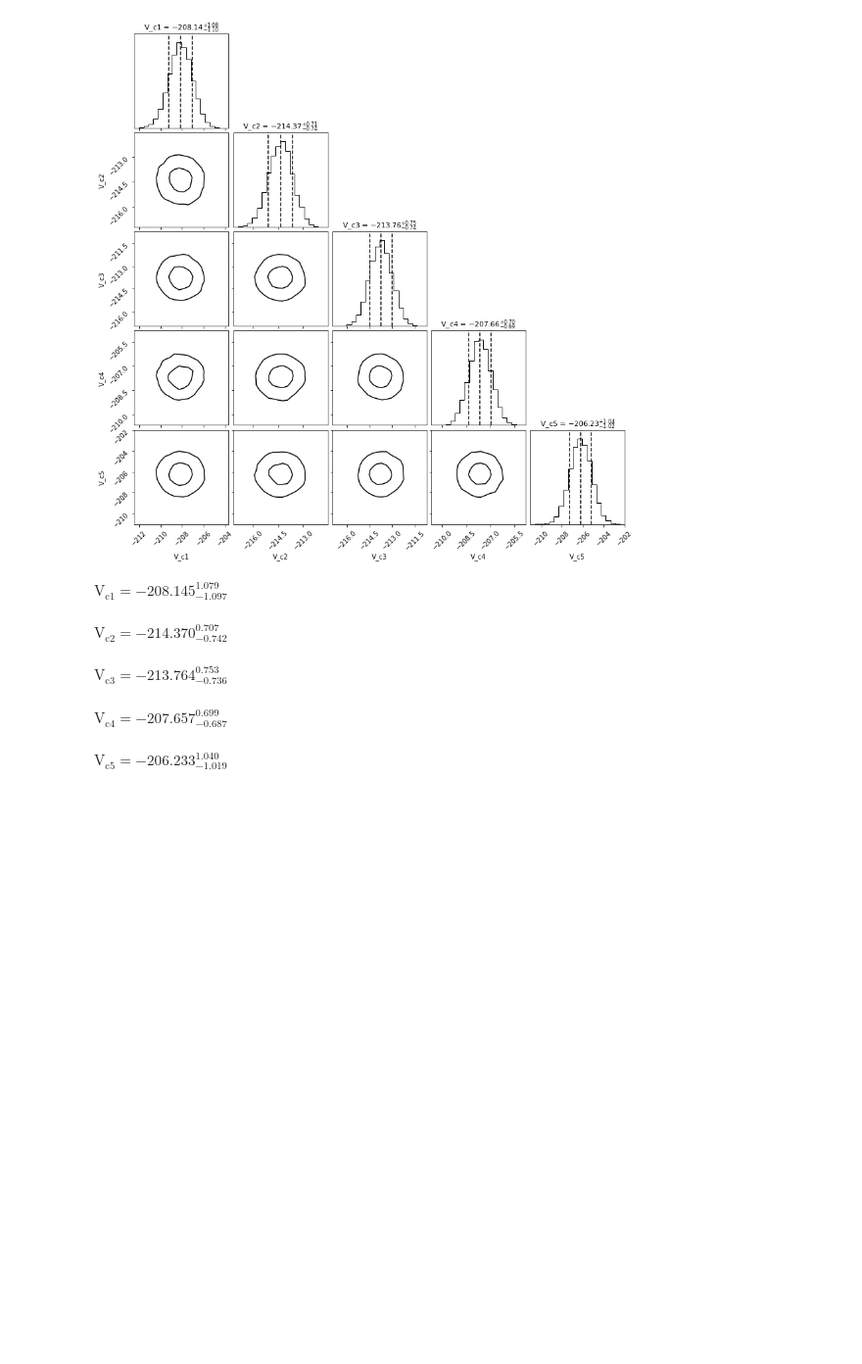
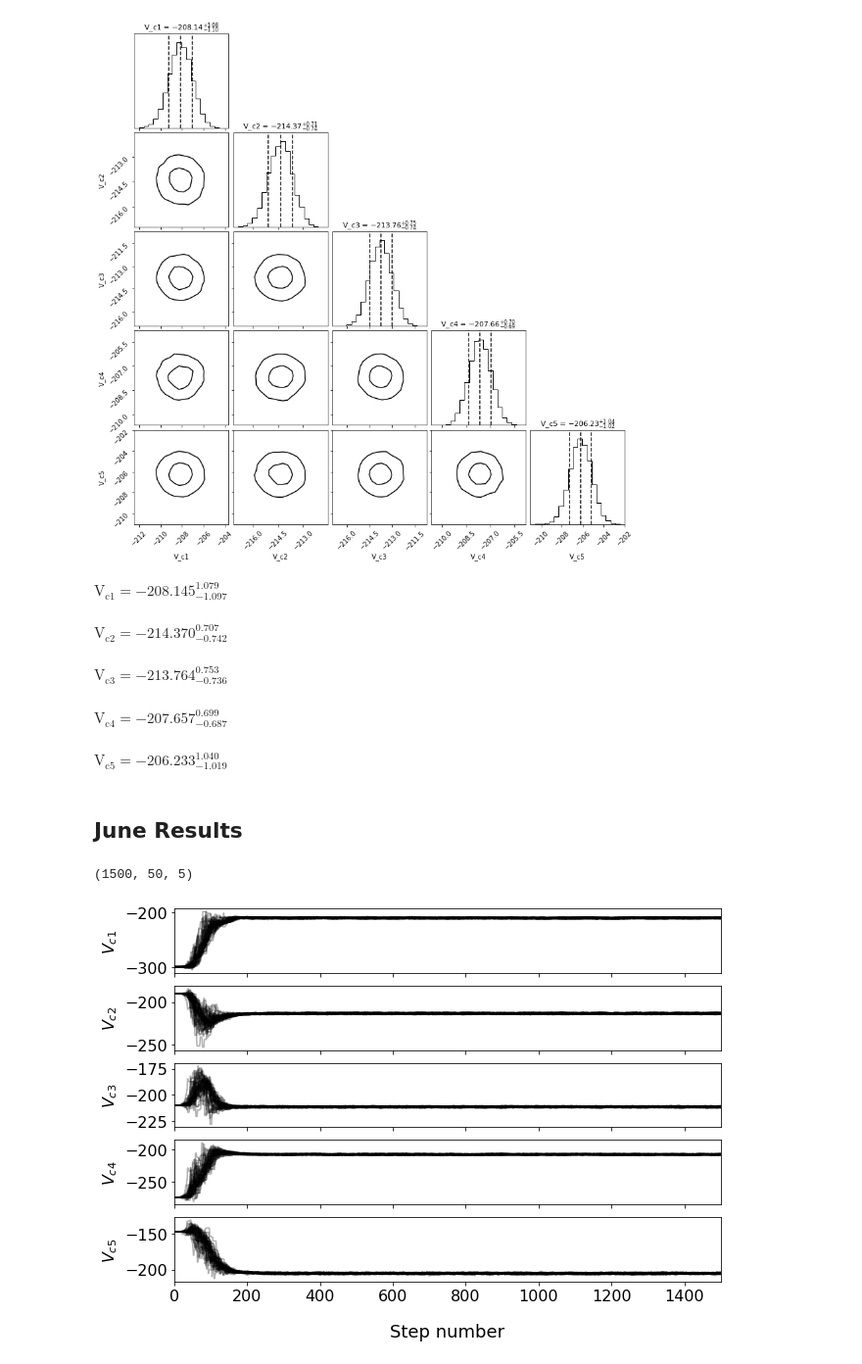
Before and after one commit to HEP-KBFI/gaia-tools, a Jupyter notebook: jupyter-notebook/MCMC_Results.ipynb, the cells around one changed output. Shown at 98% size. Cells and saved outputs as stored; diff of their text form; code cells hidden in the pictures; blank space fills up the shorter version.

```diff
--- a/jupyter-notebook/MCMC_Results.ipynb
+++ b/jupyter-notebook/MCMC_Results.ipynb
@@ -121,3 +121,34 @@ $\displaystyle \mathrm{V_{c2}} = -214.370_{-0.742}^{0.707}$
 $\displaystyle \mathrm{V_{c3}} = -213.764_{-0.736}^{0.753}$
 $\displaystyle \mathrm{V_{c4}} = -207.657_{-0.687}^{0.699}$
 $\displaystyle \mathrm{V_{c5}} = -206.233_{-1.019}^{1.040}$
+# %% [markdown]
+## June Results
+# %%
+filename = "/home/sven/repos/gaia-tools/out/mcmc_sampler/sampler_2022-06-16-14-27-13.h5"
+reader = emcee.backends.HDFBackend(filename, read_only=True)
+samples_data = reader.get_chain()
+samples_data.shape
+# %% [output]
+(1500, 50, 5)
+# %%
+xdf = [num for num in range(0, samples_data.shape[2], 1)]
+theta_labels = [r'$V_{c%s}$' %str(i+1) for i in xdf]
+# %%
+num_parameters = len(theta_labels)
+
+fig, axes = plt.subplots(num_parameters, figsize=(10, 7), sharex=True)
+
+for i in range(num_parameters):
+    ax = axes[i]
+    ax.plot(samples_data[:, :, i], "k", alpha=0.3)
+    ax.set_xlim(0, len(samples_data))
+
+    ax.set_ylabel(theta_labels[i], fontsize=16)
+    ax.yaxis.set_label_coords(-0.1, 0.5)
+    ax.tick_params(axis='both', which='major', labelsize=16)
+    axes[-1].set_xlabel("Step number", labelpad = 20, fontsize=18)
+
+#plt.savefig("MCMC_Walkers", dpi=300)
+plt.show()
+# %% [output]
+[figure, added]
```
Also changed, not shown: parts of 3 cells of this notebook, 6 other files.
